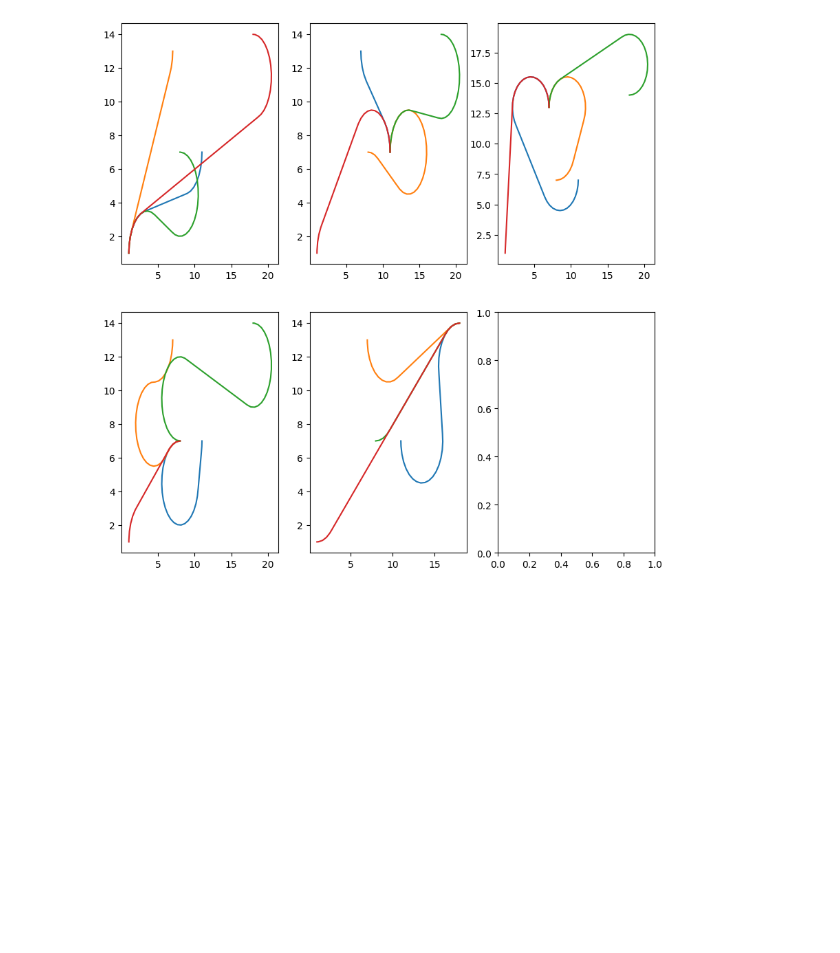
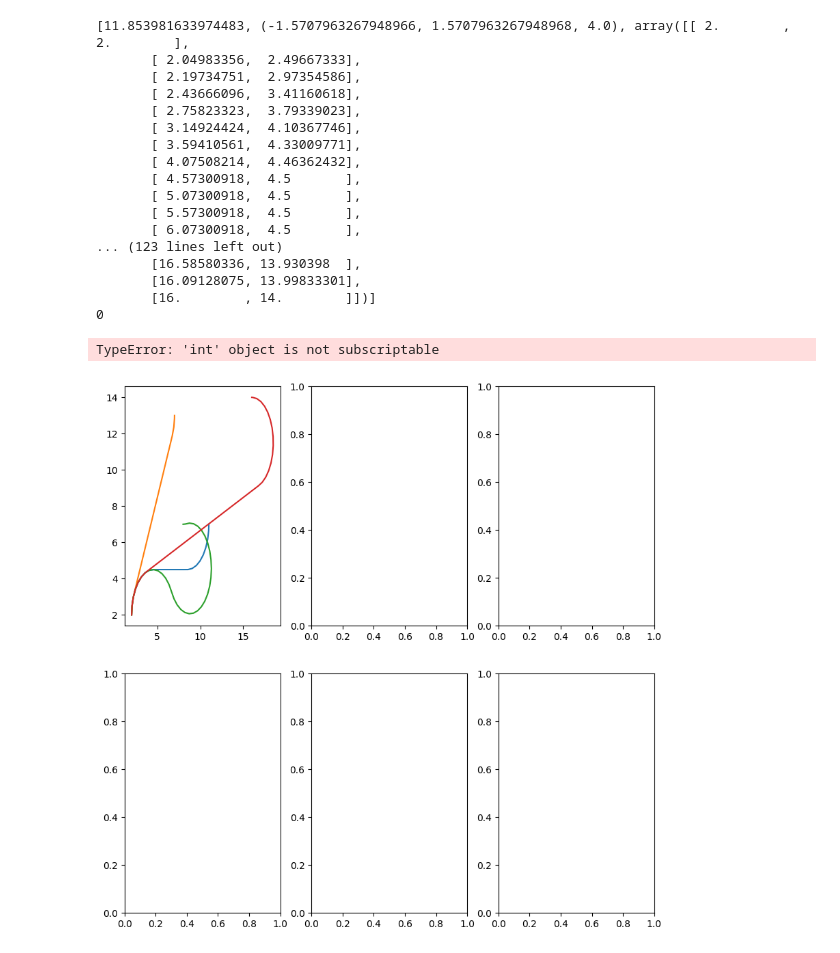
Before and after one commit to SleepHan/SC2079-MDP, a Jupyter notebook: Python/Dubins/RRT-Dubins.ipynb, the cells around one changed output. Cells and saved outputs as stored; diff of their text form; code cells hidden in the pictures; blank space fills up the shorter version.

Commit message:
Calculate distance with obstacles

```diff
--- a/Python/Dubins/RRT-Dubins.ipynb
+++ b/Python/Dubins/RRT-Dubins.ipynb
@@ -56,0 +81,4 @@ obstacleList
+# %%
+map = GridMap([20, 20])
+for ob in obstacleList:
+    map.setObstacles(ob)
@@ -65,40 +116,83 @@ for start in positions:
     for dst in positions:
         if dst != start and dst != initPosition:
             # Tuple: (Total_Dist, Specific_Dist, Pathing)
-            paths.append(local_planner.dubins_path(start, dst))
+            pathing = local_planner.dubins_path(start, dst, map)
+            paths.append(pathing if pathing else 0)
 
     if start != initPosition:
-        paths.append(min(local_planner.dubins_path(start, finalPositions[0]), local_planner.dubins_path(start, finalPositions[1])))
+        finalPos0 = local_planner.dubins_path(start, finalPositions[0], map)
+        finalPos1 = local_planner.dubins_path(start, finalPositions[1], map)
+
+        paths.append(finalPos0 if finalPos0[0] < finalPos1[0] else finalPos1)
+        # paths.append(min(local_planner.dubins_path(start, finalPositions[0], map), local_planner.dubins_path(start, finalPositions[1], map)))
 
     adjMat.append(paths)
 # %%
 plt.rcParams['figure.figsize'] = [10, 10]
+
 # plt.grid()
-# plt.xticks(np.arange(0, 19, 1.0))
-# plt.yticks(np.arange(0, 19, 1.0))
+# plt.xticks(np.arange(0, 21, 1.0))
+# plt.yticks(np.arange(0, 21, 1.0))
+# for path in adjMat[0]:
+#     pathing = path[2]
+#     plt.plot(pathing[:, 0], pathing[:, -1])
 
 fig, ax = plt.subplots(2, 3)
 
 for path in adjMat[0]:
+    if path == 0: continue
+
     pathing = path[2]
     ax[0, 0].plot(pathing[:, 0], pathing[:, -1])
 
 for path in adjMat[1]:
+    if path == 0: continue
+
     pathing = path[2]
     ax[0, 1].plot(pathing[:, 0], pathing[:, -1])
 
 for path in adjMat[2]:
+    if path == 0: continue
+
     pathing = path[2]
     ax[0, 2].plot(pathing[:, 0], pathing[:, -1])
 
 for path in adjMat[3]:
+    if path == 0: continue
+
     pathing = path[2]
     ax[1, 0].plot(pathing[:, 0], pathing[:, -1])
 
 for path in adjMat[4]:
+    if path == 0: continue
+
     pathing = path[2]
     ax[1, 1].plot(pathing[:, 0], pathing[:, -1])
 
+for path in adjMat[5]:
+    if path == 0: continue
+
+    pathing = path[2]
+    ax[1, 2].plot(pathing[:, 0], pathing[:, -1])
+
 plt.show()
 # %% [output]
+[11.853981633974483, (-1.5707963267948966, 1.5707963267948968, 4.0), array([[ 2.        ,  2.        ],
+       [ 2.04983356,  2.49667333],
+       [ 2.19734751,  2.97354586],
+       [ 2.43666096,  3.41160618],
+       [ 2.75823323,  3.79339023],
+       [ 3.14924424,  4.10367746],
+       [ 3.59410561,  4.33009771],
+       [ 4.07508214,  4.46362432],
+       [ 4.57300918,  4.5       ],
+       [ 5.07300918,  4.5       ],
+       [ 5.57300918,  4.5       ],
+       [ 6.07300918,  4.5       ],
+... (123 lines left out)
+       [16.58580336, 13.930398  ],
+       [16.09128075, 13.99833301],
+       [16.        , 14.        ]])]
+0
+TypeError: 'int' object is not subscriptable
-[figure, old version]
+[figure, new version]
```
Also changed, not shown: parts of 5 cells of this notebook, 2 other files.
